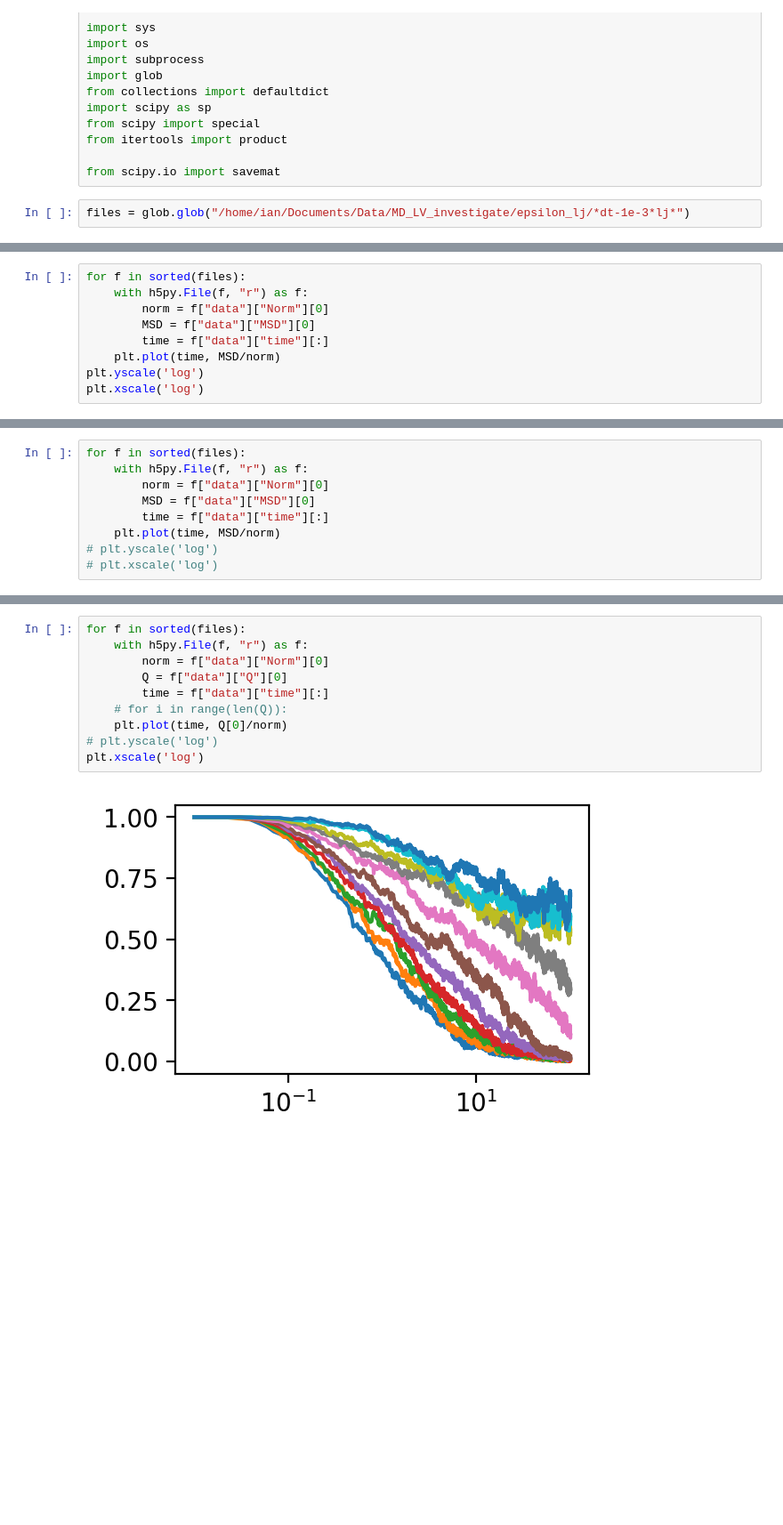
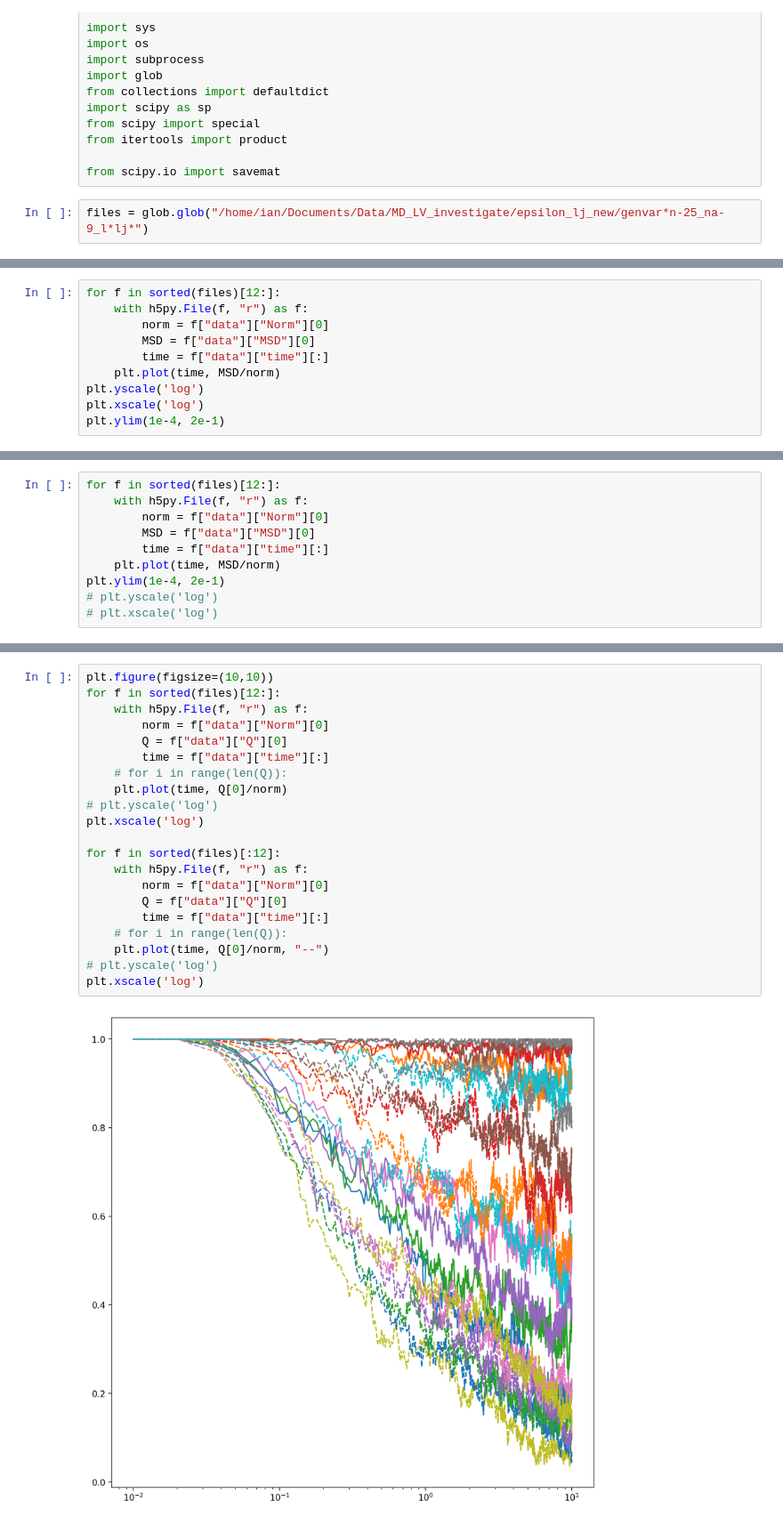
Before and after one commit to ianrgraham/md-lv, a Jupyter notebook: notebooks/local/investigate_glass_transition_epsilon.ipynb, the cells around one changed output, grey strips where cells are left out. Shown at 89% size. Saved outputs shown, nothing was run; the diff lists cells and outputs as text; blank space fills up the shorter version.

```diff
--- a/notebooks/local/investigate_glass_transition_epsilon.ipynb
+++ b/notebooks/local/investigate_glass_transition_epsilon.ipynb
@@ -23,4 +23,4 @@ from itertools import product
 
 from scipy.io import savemat
 # %%
-files = glob.glob("/home/ian/Documents/Data/MD_LV_investigate/epsilon_lj/*dt-1e-3*lj*")
+files = glob.glob("/home/ian/Documents/Data/MD_LV_investigate/epsilon_lj_new/genvar*n-25_na-9_l*lj*")
@@ -31,5 +57,5 @@ len(files)
 # %%
-for f in sorted(files):
+for f in sorted(files)[12:]:
     with h5py.File(f, "r") as f:
         norm = f["data"]["Norm"][0]
         MSD = f["data"]["MSD"][0]
@@ -37,4 +63,5 @@ for f in sorted(files):
     plt.plot(time, MSD/norm)
 plt.yscale('log')
 plt.xscale('log')
+plt.ylim(1e-4, 2e-1)
 # %% [output]
@@ -42,10 +70,11 @@ plt.xscale('log')
 # %%
-for f in sorted(files):
+for f in sorted(files)[12:]:
     with h5py.File(f, "r") as f:
         norm = f["data"]["Norm"][0]
         MSD = f["data"]["MSD"][0]
         time = f["data"]["time"][:]
     plt.plot(time, MSD/norm)
+plt.ylim(1e-4, 2e-1)
 # plt.yscale('log')
 # plt.xscale('log')
 # %% [output]
@@ -53,13 +83,24 @@ for f in sorted(files):
 # %%
-for f in sorted(files):
+plt.figure(figsize=(10,10))
+for f in sorted(files)[12:]:
     with h5py.File(f, "r") as f:
         norm = f["data"]["Norm"][0]
         Q = f["data"]["Q"][0]
         time = f["data"]["time"][:]
     # for i in range(len(Q)):
     plt.plot(time, Q[0]/norm)
 # plt.yscale('log')
 plt.xscale('log')
+
+for f in sorted(files)[:12]:
+    with h5py.File(f, "r") as f:
+        norm = f["data"]["Norm"][0]
+        Q = f["data"]["Q"][0]
+        time = f["data"]["time"][:]
+    # for i in range(len(Q)):
+    plt.plot(time, Q[0]/norm, "--")
+# plt.yscale('log')
+plt.xscale('log')
 # %% [output]
-[figure, old version]
+[figure, new version]
 # %%
```
Also changed, not shown: parts of 10 cells of this notebook, 7 other files.
